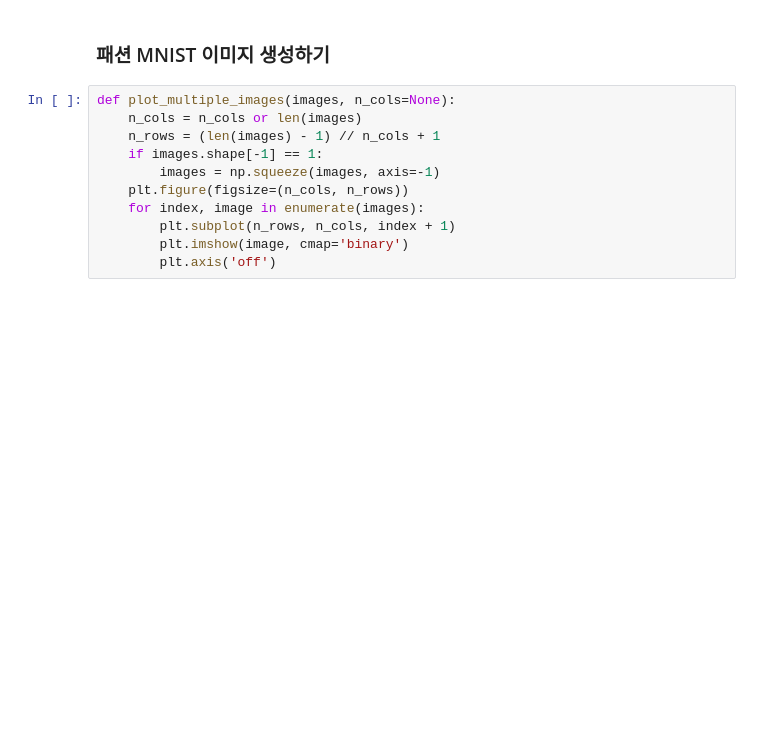
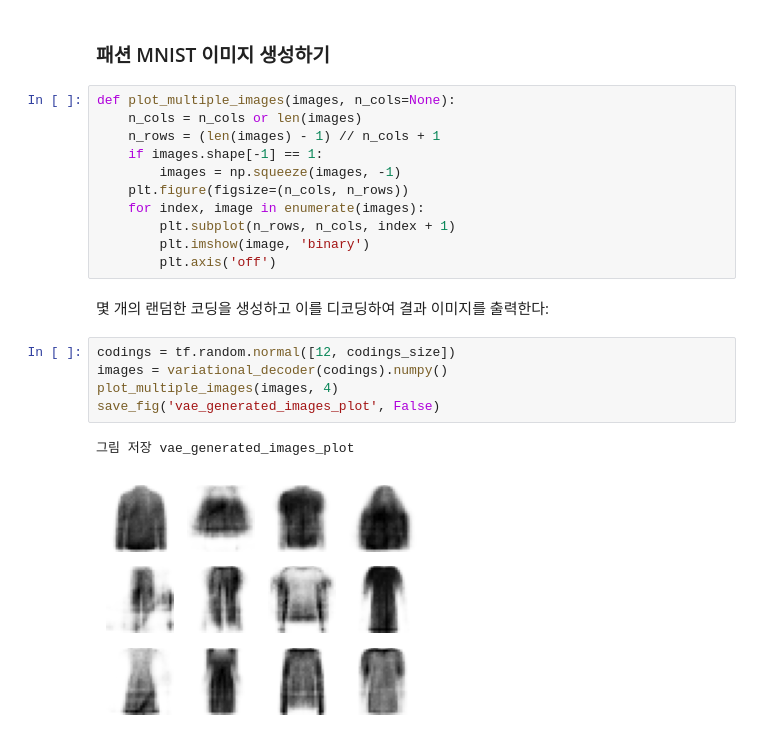
Before and after one commit to r0cd7b/autoencoders_and_gans, a Jupyter notebook: autoencoders_and_gans.ipynb, the cells around one changed output. Cells and saved outputs as stored; diff of their text form; blank space fills up the shorter version.

```diff
--- a/autoencoders_and_gans.ipynb
+++ b/autoencoders_and_gans.ipynb
@@ -756,9 +767,19 @@ def plot_multiple_images(images, n_cols=None):
     n_cols = n_cols or len(images)
     n_rows = (len(images) - 1) // n_cols + 1
     if images.shape[-1] == 1:
-        images = np.squeeze(images, axis=-1)
+        images = np.squeeze(images, -1)
     plt.figure(figsize=(n_cols, n_rows))
     for index, image in enumerate(images):
         plt.subplot(n_rows, n_cols, index + 1)
-        plt.imshow(image, cmap='binary')
+        plt.imshow(image, 'binary')
         plt.axis('off')
+# %% [markdown]
+몇 개의 랜덤한 코딩을 생성하고 이를 디코딩하여 결과 이미지를 출력한다:
+# %%
+codings = tf.random.normal([12, codings_size])
+images = variational_decoder(codings).numpy()
+plot_multiple_images(images, 4)
+save_fig('vae_generated_images_plot', False)
+# %% [output]
+그림 저장 vae_generated_images_plot
+[figure, added]
```
Also changed, not shown: parts of 34 cells of this notebook, 7 other files.
